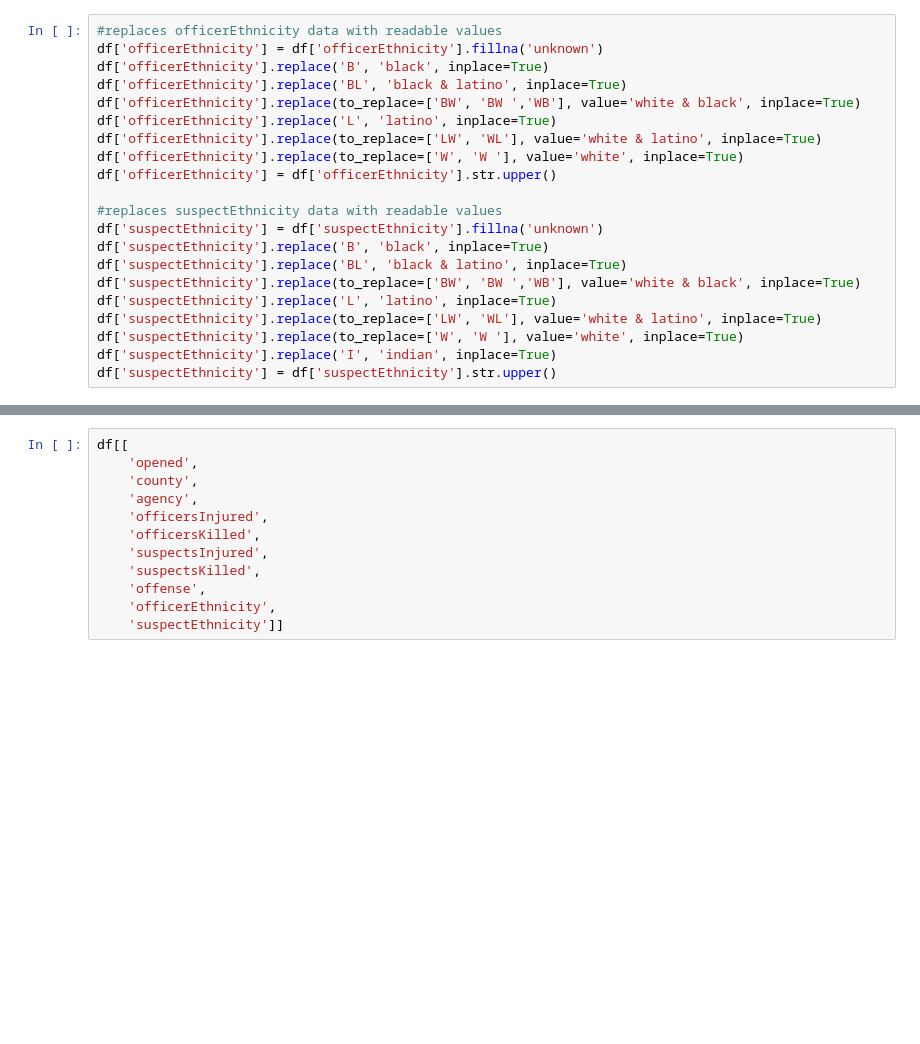
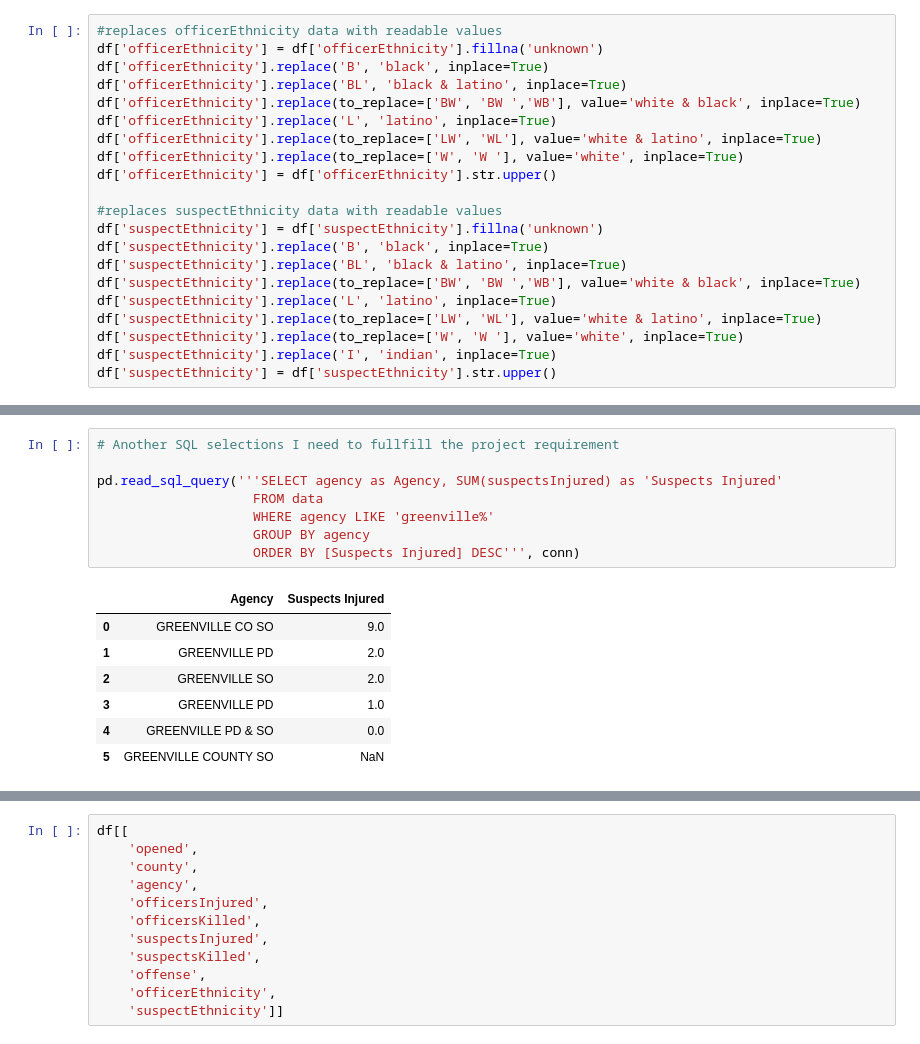
Before and after one commit to vetica/police-data, a Jupyter notebook: Police_Data.ipynb, the cells around one changed output, grey strips where cells are left out. Saved outputs shown, nothing was run; the diff lists cells and outputs as text; blank space fills up the shorter version.

```diff
--- a/Police_Data.ipynb
+++ b/Police_Data.ipynb
@@ -144,0 +164,16 @@ df['suspectEthnicity'] = df['suspectEthnicity'].str.upper()
+# %%
+# Another SQL selections I need to fullfill the project requirement
+
+pd.read_sql_query('''SELECT agency as Agency, SUM(suspectsInjured) as 'Suspects Injured'
+                    FROM data
+                    WHERE agency LIKE 'greenville%'
+                    GROUP BY agency
+                    ORDER BY [Suspects Injured] DESC''', conn)
+# %% [output]
+|  | Agency | Suspects Injured |
+| 0 | GREENVILLE CO SO | 9.0 |
+| 1 | GREENVILLE PD | 2.0 |
+| 2 | GREENVILLE SO | 2.0 |
+| 3 | GREENVILLE PD | 1.0 |
+| 4 | GREENVILLE PD & SO | 0.0 |
+| 5 | GREENVILLE COUNTY SO | NaN |
```
Also changed, not shown: parts of 17 cells of this notebook, 2 other files.
